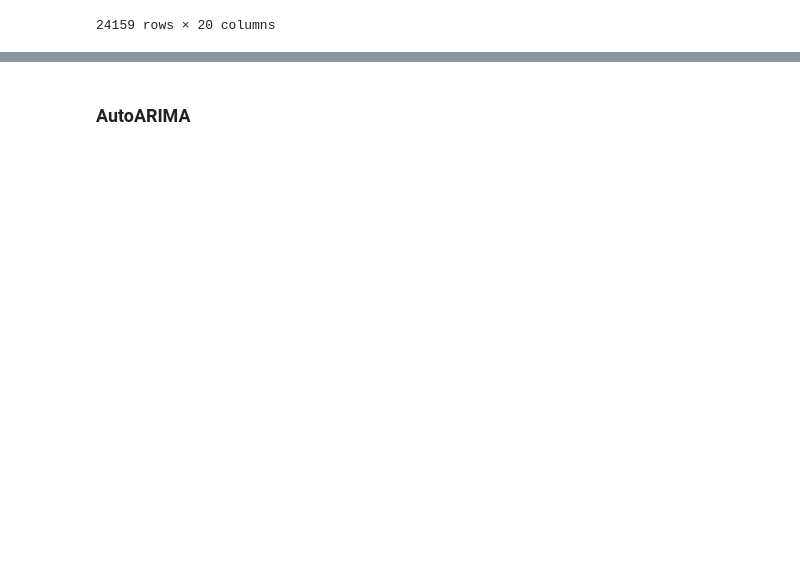
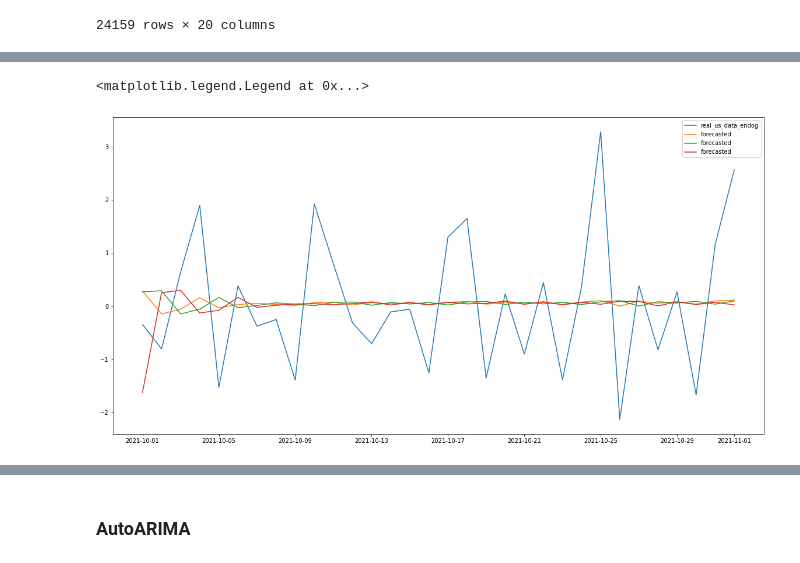
Before and after one commit to iondodon/covid19, a Jupyter notebook: data_analysis.ipynb, the cells around one changed output, grey strips where cells are left out. Saved outputs shown, nothing was run; the diff lists cells and outputs as text; code cells hidden in the pictures; blank space fills up the shorter version.

```diff
--- a/data_analysis.ipynb
+++ b/data_analysis.ipynb
@@ -933,7 +727,7 @@ us_dataset.corr()
 # %%
 # dickey_fuller_test(varmax_train_dataset)
 # %%
-# mod = sm.tsa.VARMAX(np.asarray(varmax_train_dataset[endogeneous_variables]), np.asarray(varmax_train_dataset[exogeneous_variables]), order=(3, 0))
+mod = sm.tsa.VARMAX(np.asarray(varmax_train_dataset[endogeneous_variables]), np.asarray(varmax_train_dataset[exogeneous_variables]), order=(3, 0))
 # %%
-# res = mod.fit(disp=True)
-# res.summary()
+res = mod.fit(disp=True)
+res.summary()
@@ -962,5 +853,5 @@ varmax_train_dataset
 real_us_data_endog = np.asarray(varmax_test_dataset[varmax_test_dataset['location'] == 'United States'][endogeneous_variables])
 real_us_data_exog = np.asarray(varmax_test_dataset[varmax_test_dataset['location'] == 'United States'][exogeneous_variables])
 # %%
-# forecasted = res.forecast(exog=real_us_data_exog, steps=real_us_data_exog.shape[0])
-# print(forecasted)
+forecasted = res.forecast(exog=real_us_data_exog, steps=real_us_data_exog.shape[0])
+print(forecasted)
@@ -967,13 +876,16 @@ real_us_data_exog = np.asarray(varmax_test_dataset[varmax_test_dataset['location
 # %%
-# real_us_data_endog_df = pd.DataFrame(varmax_test_dataset[varmax_test_dataset['location'] == 'United States']['new_deaths'], columns=['new_deaths'])
-# forecasted_df = pd.DataFrame(forecasted, columns=endogeneous_variables)
+real_us_data_endog_df = pd.DataFrame(varmax_test_dataset[varmax_test_dataset['location'] == 'United States']['new_deaths'], columns=['new_deaths'])
+forecasted_df = pd.DataFrame(forecasted, columns=endogeneous_variables)
 # %%
 # set index for forecasted be equal to real_us_data_endog_df index
-# forecasted_df.index = real_us_data_endog_df.index
+forecasted_df.index = real_us_data_endog_df.index
 
 # plot real_us_data_endog_df  vs forecasted_df
-# fig, ax = plt.subplots(figsize=(20, 10))
-# ax.plot(real_us_data_endog_df, label='real_us_data_endog')
-# ax.plot(forecasted_df, label='forecasted')
-# ax.legend()
+fig, ax = plt.subplots(figsize=(20, 10))
+ax.plot(real_us_data_endog_df, label='real_us_data_endog')
+ax.plot(forecasted_df, label='forecasted')
+ax.legend()
+# %% [output]
+<matplotlib.legend.Legend at 0x...>
+[figure, added]
 # %%
```
Also changed, not shown: parts of 11 cells of this notebook.
